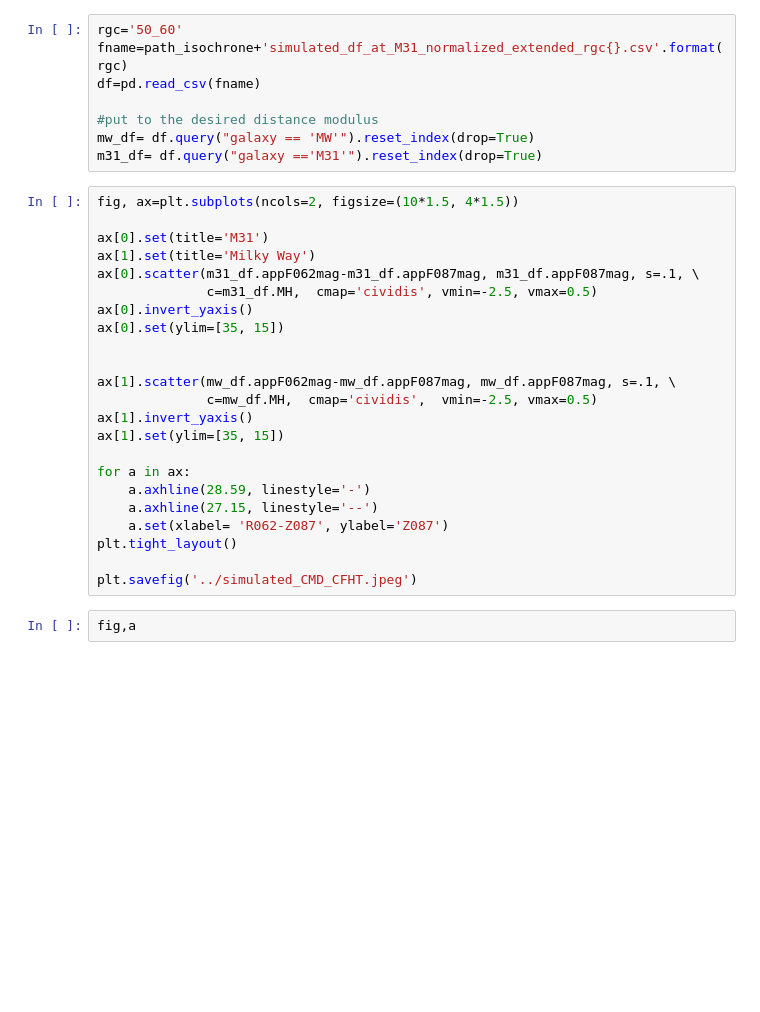
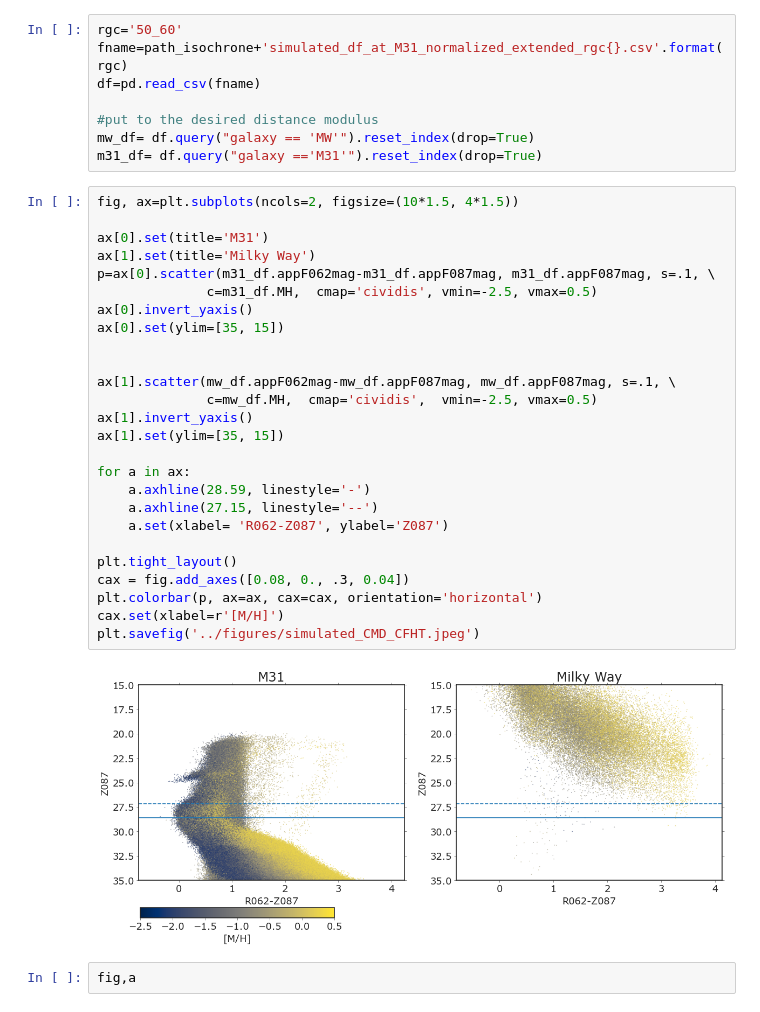
Before and after one commit to caganze/stellarstreams, a Jupyter notebook: notebooks/Visualize MW and M31 Stars.ipynb, the cells around one changed output. Drawn from its saved outputs; the diff is of its cells as text; blank space fills up the shorter version.

```diff
--- a/notebooks/Visualize MW and M31 Stars.ipynb
+++ b/notebooks/Visualize MW and M31 Stars.ipynb
@@ -109,25 +124,30 @@ m31_df= df.query("galaxy =='M31'").reset_index(drop=True)
 # %%
 fig, ax=plt.subplots(ncols=2, figsize=(10*1.5, 4*1.5))
 
 ax[0].set(title='M31')
 ax[1].set(title='Milky Way')
-ax[0].scatter(m31_df.appF062mag-m31_df.appF087mag, m31_df.appF087mag, s=.1, \
+p=ax[0].scatter(m31_df.appF062mag-m31_df.appF087mag, m31_df.appF087mag, s=.1, \
               c=m31_df.MH,  cmap='cividis', vmin=-2.5, vmax=0.5)
 ax[0].invert_yaxis()
 ax[0].set(ylim=[35, 15])
 
 
 ax[1].scatter(mw_df.appF062mag-mw_df.appF087mag, mw_df.appF087mag, s=.1, \
               c=mw_df.MH,  cmap='cividis',  vmin=-2.5, vmax=0.5)
 ax[1].invert_yaxis()
 ax[1].set(ylim=[35, 15])
 
 for a in ax:
     a.axhline(28.59, linestyle='-')
     a.axhline(27.15, linestyle='--')
     a.set(xlabel= 'R062-Z087', ylabel='Z087')
+
 plt.tight_layout()
-
-plt.savefig('../simulated_CMD_CFHT.jpeg')
+cax = fig.add_axes([0.08, 0., .3, 0.04])
+plt.colorbar(p, ax=ax, cax=cax, orientation='horizontal')
+cax.set(xlabel=r'[M/H]')
+plt.savefig('../figures/simulated_CMD_CFHT.jpeg')
+# %% [output]
+[figure, added]
 # %%
 fig,a
```
Also changed, not shown: parts of 2 cells of this notebook, 6 other files.
